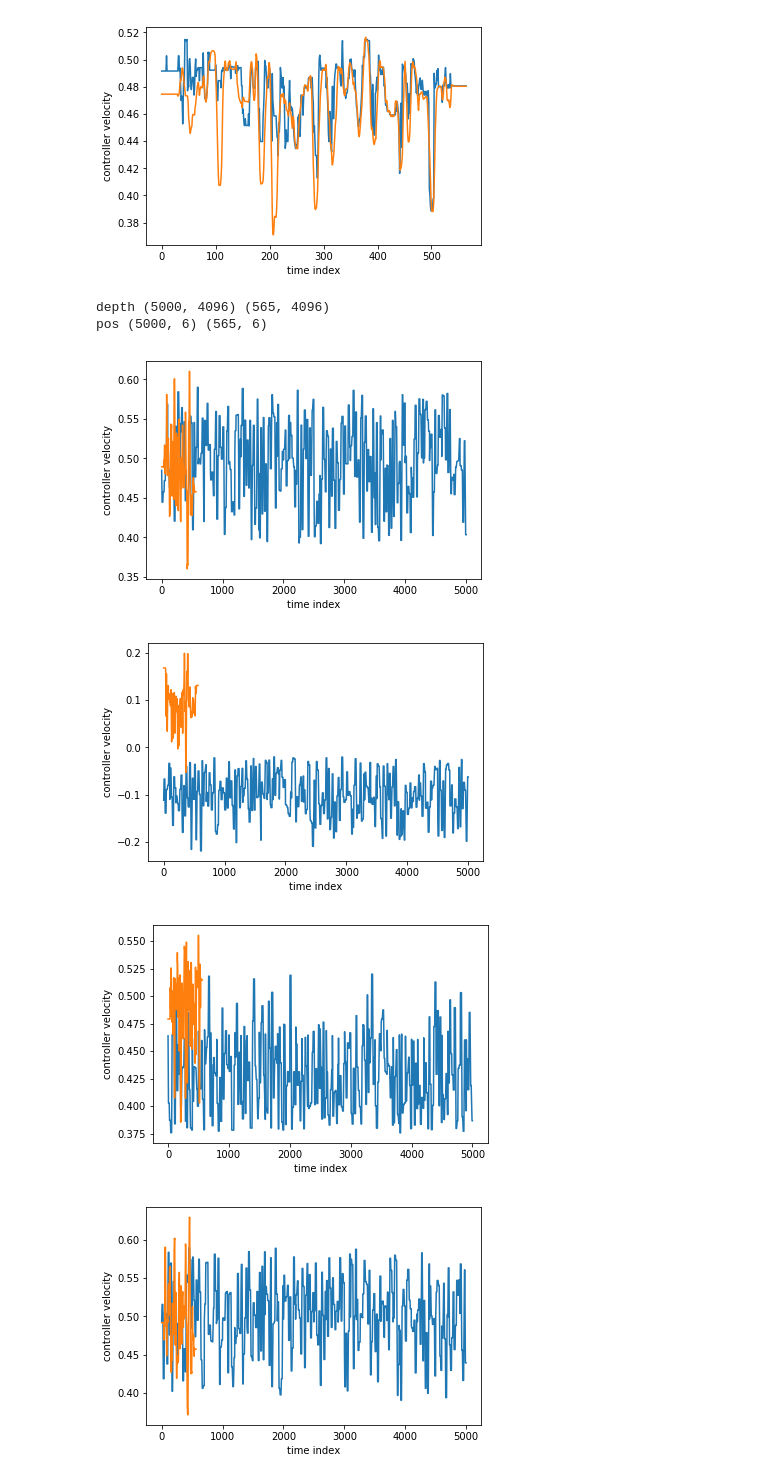
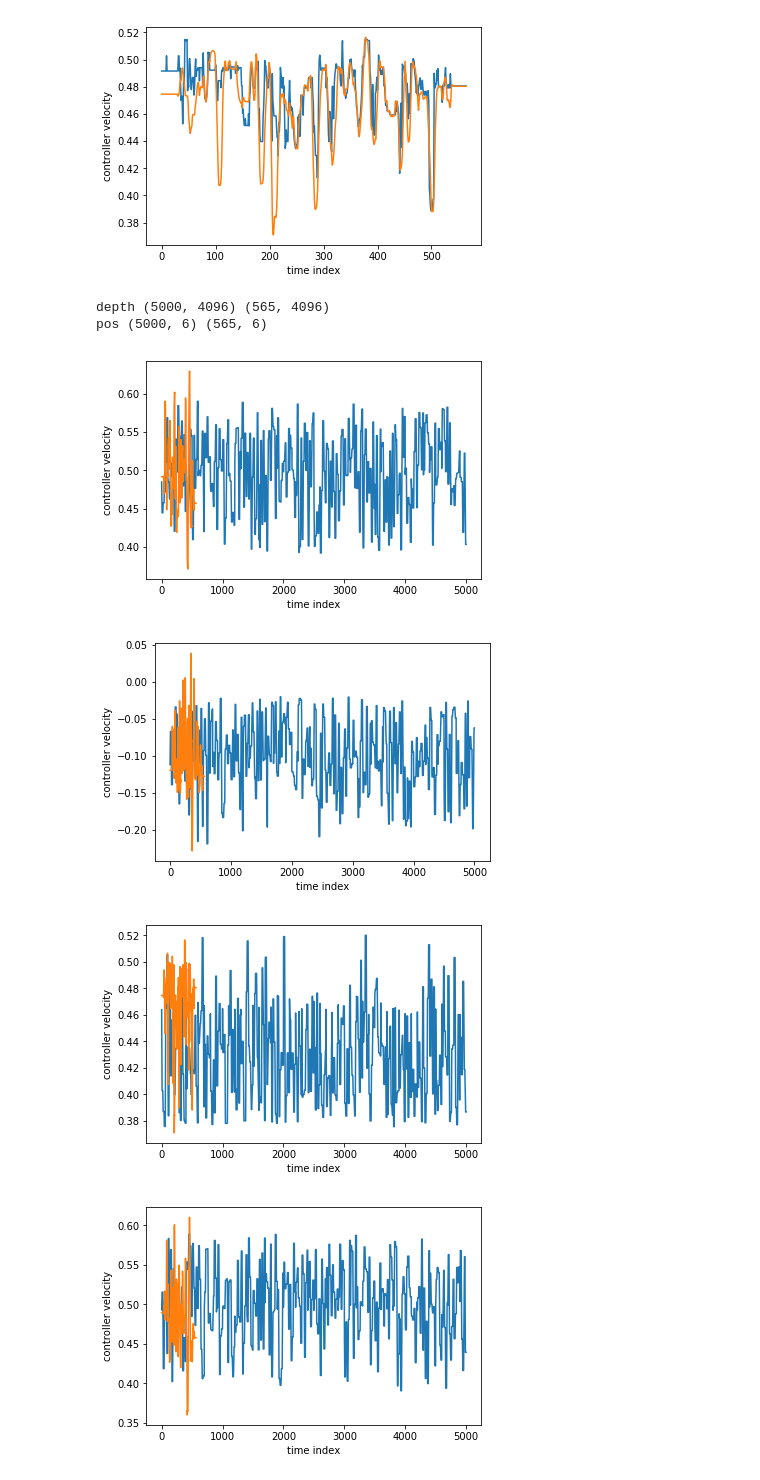
Before and after one commit to rmqlife/deformable, a Jupyter notebook: transfer_depth.ipynb, the cells around one changed output. Saved outputs shown, nothing was run; the diff lists cells and outputs as text; code cells hidden in the pictures.

```diff
--- a/transfer_depth.ipynb
+++ b/transfer_depth.ipynb
@@ -89,10 +89,11 @@ def draw_comparison(y_pred, y):
         plt.plot(range(y_pred.shape[0]),y_pred[:,i], label = 'predicted')
         plt.plot(range(y.shape[0]),y[:,i], label = 'ground truth')
         plt.show()
-
-depth1 = np.load('/playpen/biao/result/depth1.npy')
-depth2 = np.load('/playpen/biao/result/depth2.npy')
-y = np.load('/playpen/biao/result/data.npz')['pos']
+import os
+os.chdir('/home/rmqlife/work_remote/office/')
+depth1 = np.load('result/depth1.npy')
+depth2 = np.load('result/depth2.npy')
+y = np.load('result/data.npz')['pos']
 y_pred = np.zeros(y.shape)
 for i in range(depth2.shape[0]):
     #vis_depth(depth2[i,:])
@@ -109,28 +110,32 @@ draw_comparison(y_pred, y)
 [figure]
 [figure]
 # %%
-depth1 = np.load('/playpen/biao/result/0130/merged3/tt_depth.npy')
-depth2 = np.load('/playpen/biao/result/depth2.npy')
+import os
+os.chdir('/home/rmqlife/work_remote/office/')
+depth1 = np.load('result/0130/merged3/tt_depth.npy')
+depth2 = np.load('result/depth2.npy')
 print('depth',depth1.shape,depth2.shape)
-pos1 = np.load('/playpen/biao/result/0130/merged3/handles.npy')[:,-6:]
-pos2 = np.load('/playpen/biao/result/data.npz')['pos']
+pos1 = np.load('result/0130/merged3/handles.npy')[:,-6:]
+pos2 = np.load('result/data.npz')['pos']
+pos2 = np.hstack((pos2[:,-3:],pos2[:,:3]))
+
 print("pos",pos1.shape,pos2.shape)
 y_pred = np.zeros(y.shape)
 # for i in range(depth2.shape[0]):
 #     #vis_depth(depth2[i,:])
 #     y_pred[i,:] = nearest_predict(vec=depth2[i,:],mat=depth1,pos=pos1)
 #     #print(y_pred[i,:])
 # print(y.shape,y_pred.shape)
 #draw_comparison(y_pred, y)
 
 draw_comparison(pos1,pos2)
 
 print(pos2.shape)
 print(max(np.linalg.norm(pos2-pos2[1],axis=1)))
 # %% [output]
 depth (5000, 4096) (565, 4096)
 pos (5000, 6) (565, 6)
-[figure, old version]
+[figure, new version]
-[figure, old version]
+[figure, new version]
-[figure, old version]
+[figure, new version]
-[figure, old version]
+[figure, new version]
```
Also changed, not shown: parts of 2 cells of this notebook, 4 other files.
